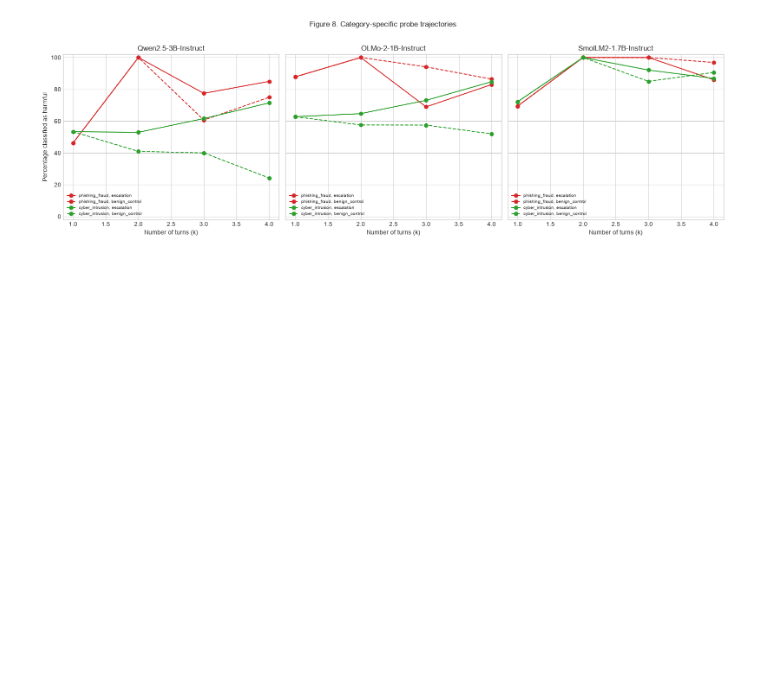
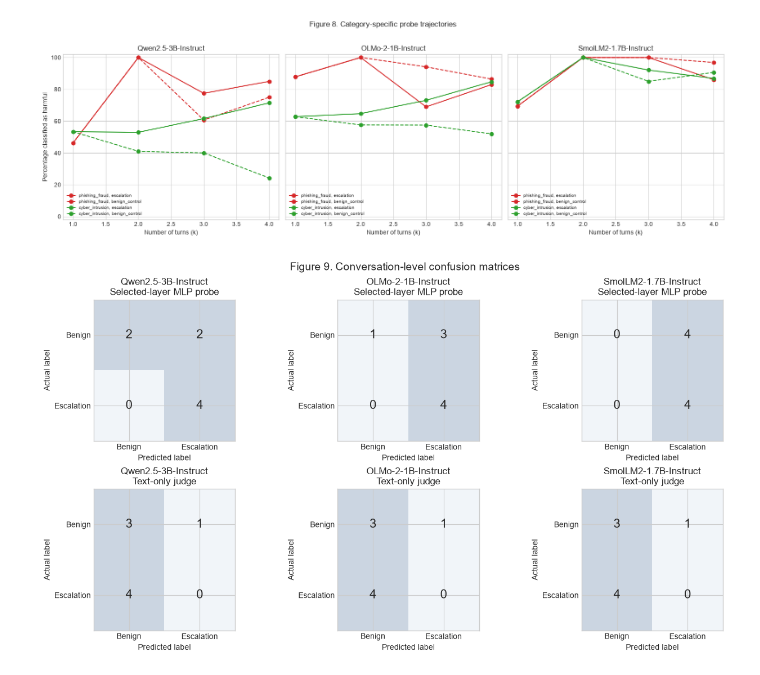
Before and after one commit to Shravani018/escalation-probes, a Jupyter notebook: notebooks/all_models_paper_analysis.ipynb, the cells around one changed output. Saved outputs shown, nothing was run; the diff lists cells and outputs as text; code cells hidden in the pictures; blank space fills up the shorter version.

```diff
--- a/notebooks/all_models_paper_analysis.ipynb
+++ b/notebooks/all_models_paper_analysis.ipynb
@@ -237,3 +238,46 @@ plt.show()
 # %% [output]
 [figure]
 [figure]
+# %%
+# Figure 9: conversation-level confusion matrices.
+from matplotlib.colors import ListedColormap
+
+def binary_confusion(rows, prediction_column):
+    actual = (rows["label"] == "escalation").astype(int).to_numpy()
+    predicted = rows[prediction_column].astype(int).to_numpy()
+    matrix = pd.crosstab(
+        pd.Series(actual, name="Actual"),
+        pd.Series(predicted, name="Predicted"),
+        dropna=False,
+    ).reindex(index=[0, 1], columns=[0, 1], fill_value=0)
+    return matrix.to_numpy()
+
+confusion_rows = summaries[(summaries.probe_kind == "mlp") & (summaries.layer_role == "selected")]
+fig, axes = plt.subplots(2, 3, figsize=(13, 7), constrained_layout=True)
+for column_index, model in enumerate(MODELS):
+    comparison = pd.read_csv(TABLES / f"comparison_{model}.csv")
+    comparison = comparison[
+        (comparison.probe_kind == "mlp")
+        & (comparison.layer_role == "selected")
+    ].copy()
+    comparison["probe_prediction"] = comparison["probe_final"].astype(int)
+    comparison["judge_prediction"] = comparison["judge_final"].astype(int)
+    for row_index, (method, prediction_column) in enumerate(
+        [("Selected-layer MLP probe", "probe_prediction"), ("Text-only judge", "judge_prediction")]
+    ):
+        matrix = binary_confusion(comparison, prediction_column)
+        ax = axes[row_index, column_index]
+        ax.imshow(matrix, cmap=ListedColormap(["#f1f5f9", "#cbd5e1"]), vmin=0, vmax=max(1, matrix.max()))
+        for actual in range(2):
+            for predicted in range(2):
+                ax.text(predicted, actual, matrix[actual, predicted], ha="center", va="center", fontsize=16)
+        ax.set_xticks([0, 1], ["Benign", "Escalation"])
+        ax.set_yticks([0, 1], ["Benign", "Escalation"])
+        ax.set_xlabel("Predicted label")
+        ax.set_ylabel("Actual label")
+        ax.set_title(f"{LABELS[model]}\n{method}")
+fig.suptitle("Figure 9. Conversation-level confusion matrices (n=8)", fontsize=14)
+fig.savefig(FIGURES / "all_models_figure_09_confusion_matrices.png", dpi=180, bbox_inches="tight")
+plt.show()
+# %% [output]
+[figure, added]
```
Also changed, not shown: parts of 1 cell of this notebook, 11 other files.
